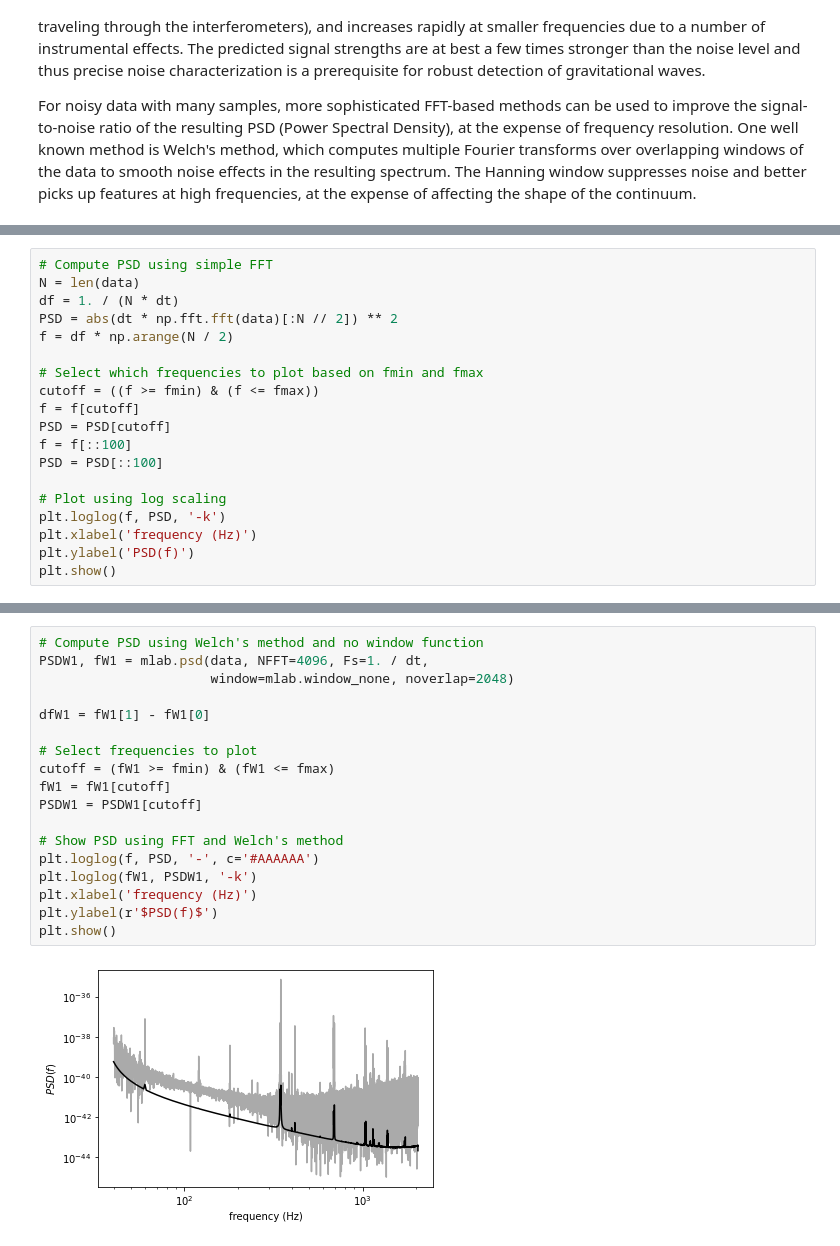
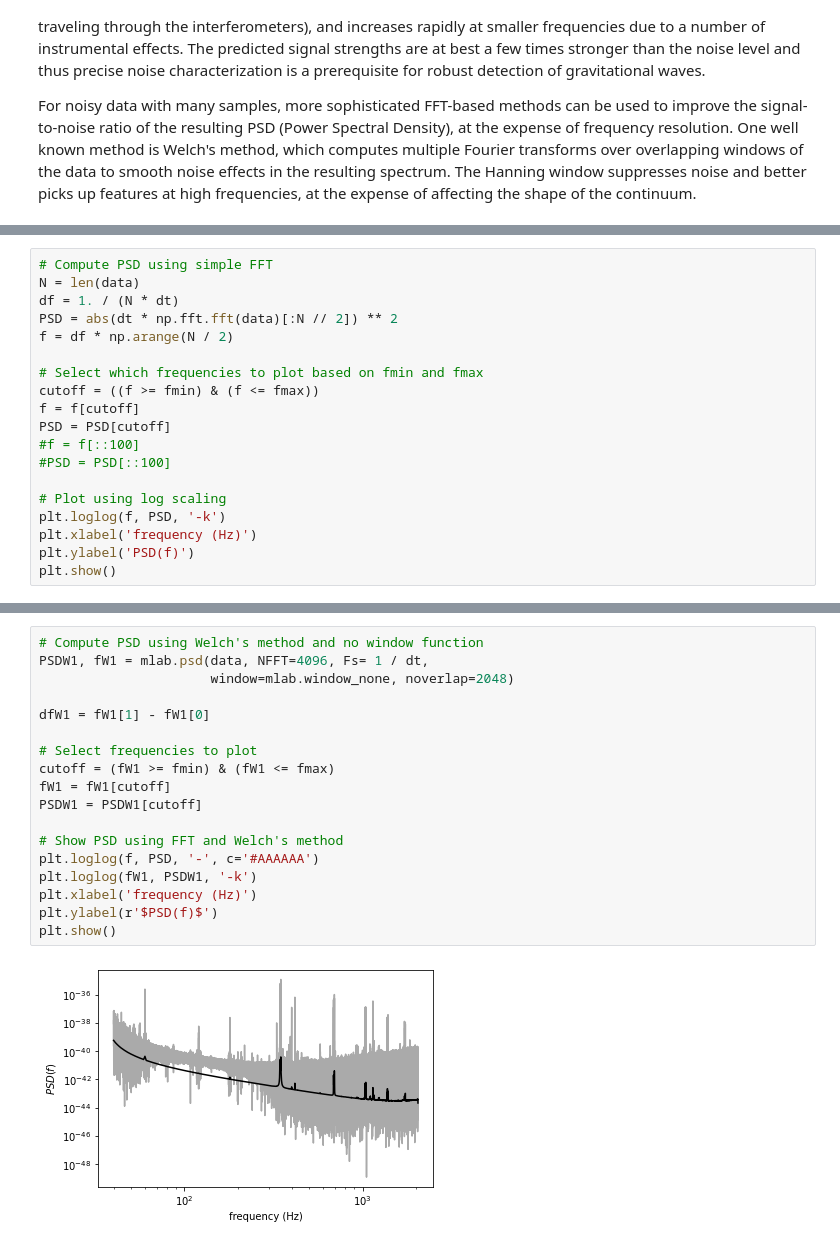
Before and after one commit to uom-lectures/PHY3287, a Jupyter notebook: lecture_3.ipynb, the cells around one changed output, grey strips where cells are left out. Drawn from its saved outputs; the diff is of its cells as text.

```diff
--- a/lecture_3.ipynb
+++ b/lecture_3.ipynb
@@ -461,8 +462,8 @@ f = df * np.arange(N / 2)
 cutoff = ((f >= fmin) & (f <= fmax))
 f = f[cutoff]
 PSD = PSD[cutoff]
-f = f[::100]
-PSD = PSD[::100]
+#f = f[::100]
+#PSD = PSD[::100]
 
 # Plot using log scaling
 plt.loglog(f, PSD, '-k')
@@ -474,22 +475,22 @@ plt.show()
 # %%
 # Compute PSD using Welch's method and no window function
-PSDW1, fW1 = mlab.psd(data, NFFT=4096, Fs=1. / dt,
+PSDW1, fW1 = mlab.psd(data, NFFT=4096, Fs= 1 / dt,
                       window=mlab.window_none, noverlap=2048)
 
 dfW1 = fW1[1] - fW1[0]
 
 # Select frequencies to plot
 cutoff = (fW1 >= fmin) & (fW1 <= fmax)
 fW1 = fW1[cutoff]
 PSDW1 = PSDW1[cutoff]
 
 # Show PSD using FFT and Welch's method
 plt.loglog(f, PSD, '-', c='#AAAAAA')
 plt.loglog(fW1, PSDW1, '-k')
 plt.xlabel('frequency (Hz)')
 plt.ylabel(r'$PSD(f)$')
 plt.show()
 # %% [output]
-[figure, old version]
+[figure, new version]
 # %%
 # Compute PSD using Welch's method and Hann window function
```
Also changed, not shown: parts of 8 cells of this notebook, 1 other file.
